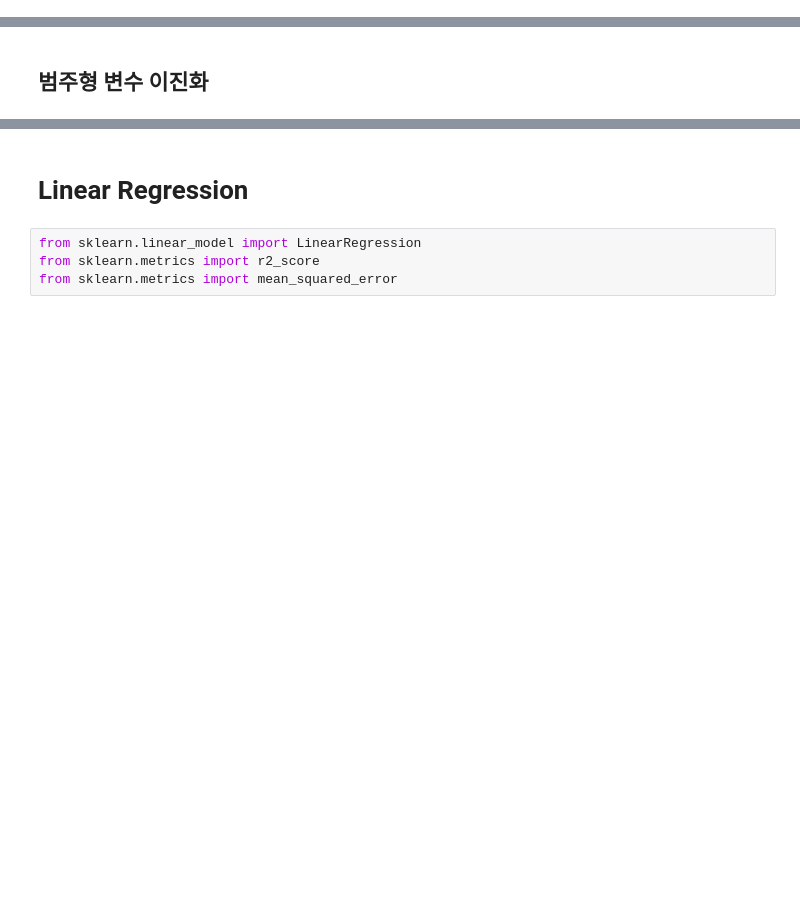
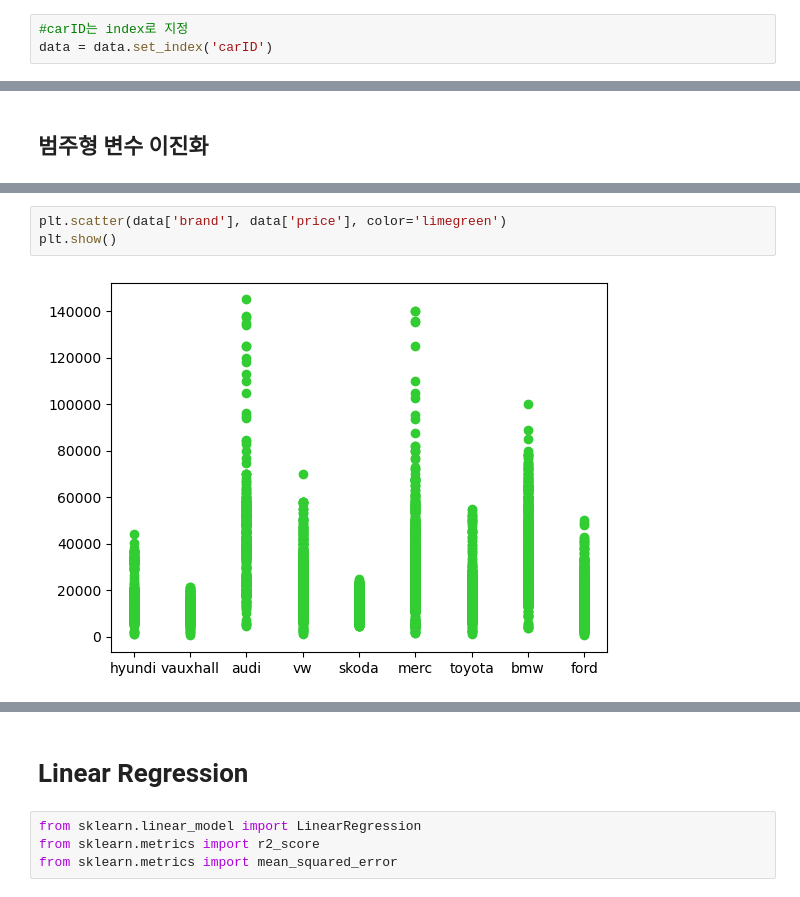
Before and after one commit to ICE-COMMA/ds_introduction, a Jupyter notebook: 2nd homework/linear regression.ipynb, the cells around one changed output, grey strips where cells are left out. Saved outputs shown, nothing was run; the diff lists cells and outputs as text; blank space fills up the shorter version.

```diff
--- a/2nd homework/linear regression.ipynb
+++ b/2nd homework/linear regression.ipynb
@@ -69,0 +98,3 @@ data.head()
+# %%
+#carID는 index로 지정
+data = data.set_index('carID')
@@ -71,0 +129,5 @@ data.head()
+# %%
+plt.scatter(data['brand'], data['price'], color='limegreen')
+plt.show()
+# %% [output]
+[figure, added]
```
Also changed, not shown: parts of 13 cells of this notebook.
